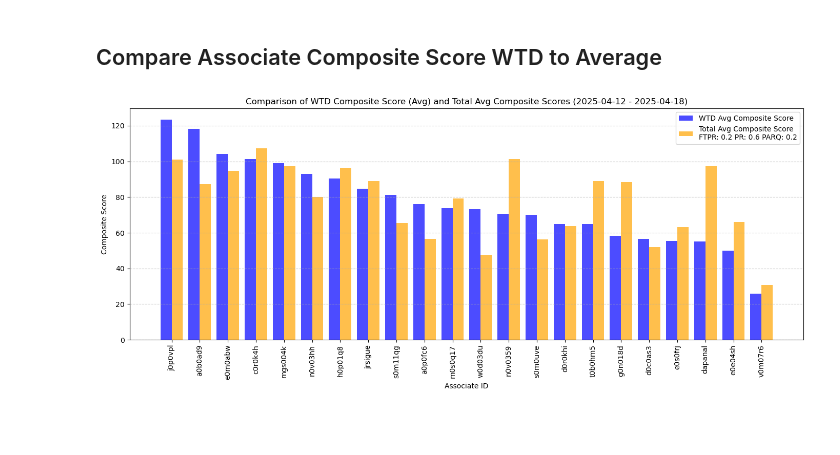
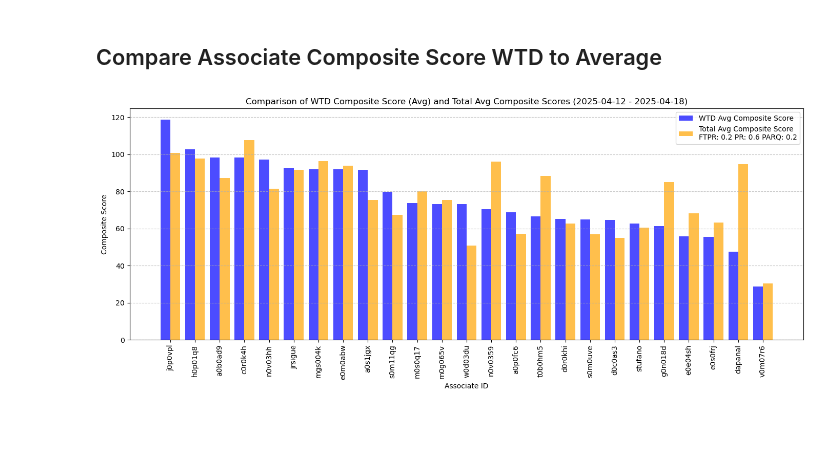
Before and after one commit to toogoodbruh/WalmartMetrics, a Jupyter notebook: WalmartAssociateMetrics.ipynb, the cells around one changed output. Cells and saved outputs as stored; diff of their text form; code cells hidden in the pictures.

```diff
--- a/WalmartAssociateMetrics.ipynb
+++ b/WalmartAssociateMetrics.ipynb
@@ -1157,27 +1346,29 @@ avdf row count: 29
 # %%
 # Define a composite score for each row (or use one metric like 'Pick Rate' directly)
-df['Composite_Score'] = (
+df['Composite Score'] = (
     picked_as_req_modifier * df['Picked As Req Qty'] +  # Weight for Items Picked
     pickrate_modifier * df['Pick Rate'] +       # Weight for Pick Rate
     ftpr_modifier * df['FTPR']              # Weight for FTPR
 )
 
 # Find the best day for each associate
-best_days = df.loc[df.groupby('Associate Name')['Composite_Score'].idxmax()]
+#best_days = df.loc[df.groupby('Associate Name')['Composite Score'].idxmax()] #all stores in market 178
+df_3266 = df.loc[df['Store #'] == 3266, :]
+best_days = df_3266.loc[df_3266.groupby('Associate Name')['Composite Score'].idxmax()]
 
 # Sort associates by their best day's composite score unfiltered
-top_associates = best_days.sort_values(by=['Composite_Score', 'Day of Pick Date'], ascending=[False, False])
+top_associates = best_days.sort_values(by=['Composite Score', 'Day of Pick Date'], ascending=[False, False])
 
 # Display the top associates and their best day
-print(top_associates[['Associate Name', 'Day of Pick Date', 'Picked As Req Qty', 'Pick Rate', 'FTPR', 'Composite_Score']].head(10))
+print(top_associates[['Associate Name', 'Day of Pick Date', 'Picked As Req Qty', 'Pick Rate', 'FTPR', 'Composite Score']].head(10))
 
 # Filter out associates with fewer than a certain number of items picked
 best_days_filtered = best_days[best_days['Picked As Req Qty'] > picked_as_req_composite_threshold]
 
 # Sort associates by their best day's composite score filtered
-top_associates_filtered = best_days_filtered.sort_values(by=['Composite_Score', 'Day of Pick Date'], ascending=[False, False])
+top_associates_filtered = best_days_filtered.sort_values(by=['Composite Score', 'Day of Pick Date'], ascending=[False, False])
 
 # Display the top associates and their best day after pick qty filtered
 print(f'\nAfter filtering out Associates with < 50 Picked As Req Qty')
-print(top_associates_filtered[['Associate Name', 'Day of Pick Date', 'Picked As Req Qty', 'Pick Rate', 'FTPR', 'Composite_Score']].head(10))
+print(top_associates_filtered[['Associate Name', 'Day of Pick Date', 'Picked As Req Qty', 'Pick Rate', 'FTPR', 'Composite Score']].head(10))
 # %% [output]
@@ -1931,6 +2177,11 @@ df = df.sort_values('Day of Pick Date')
 df['Day of Week'] = df['Day of Pick Date'].dt.dayofweek
 df['Week of Year'] = df['Day of Pick Date'].dt.isocalendar().week
 df['Is Weekend'] = (df['Day of Week'] >= 5).astype(int)
+numeric_features = ['Pick Hours', 'Qty Req to Pick', 'Picked As Req Qty', 'Is Weekend']
+
+for col in numeric_features:
+    df[col] = pd.to_numeric(df[col], errors='coerce')
+
 
 # Step 3: Time-Based Split (Train on Past, Predict Future)
 split_date = df['Day of Pick Date'].quantile(0.8)
@@ -2231,6 +2487,10 @@ df.loc[(df['Associate ID'] == 'mgs004k') & (df['Day of Pick Date'].astype('datet
 # Step 1: Compute historical averages for each associate
 df[features_list] = df[features_list].apply(pd.to_numeric, errors='coerce')
 associate_averages = df.groupby(['Associate ID', 'Associate Name'])[features_list].mean().reset_index()
+df_3266 = df[df['Store #'] == 3266]
+
+df_3266[features_list] = df_3266[features_list].apply(pd.to_numeric, errors='coerce')
+associate_averages = df_3266.groupby(['Associate ID', 'Associate Name'])[features_list].mean().reset_index()
 
 # Step 2: Create input data for each associate
 # Add a future date column for clarity (optional)
@@ -2331,13 +2597,16 @@ Predicted Performance Based on the Last Full Week (2025-04-05 to 2025-04-11):
 # Plotting side-by-side bar plot for average Composite Score and total Picked As Req Qty
 # Ensure columns like 'Picked As Req Qty' are numeric and handle any missing data
 df['Picked As Req Qty'] = pd.to_numeric(df['Picked As Req Qty'], errors='coerce')  # Convert to numeric, coerce errors to NaN
-df['Composite_Score'] = pd.to_numeric(df['Composite_Score'], errors='coerce')  # Convert to numeric, coerce errors to NaN
+df['Composite Score'] = pd.to_numeric(df['Composite Score'], errors='coerce')  # Convert to numeric, coerce errors to NaN
+df_3266['Picked As Req Qty'] = pd.to_numeric(df_3266['Picked As Req Qty'], errors='coerce')  # Convert to numeric, coerce errors to NaN
+df_3266['Composite Score'] = pd.to_numeric(df_3266['Composite Score'], errors='coerce')  # Convert to numeric, coerce errors to NaN
 
 # Drop rows where the 'Picked As Req Qty' is NaN since we can't sum them
-df_clean = df.dropna(subset=['Picked As Req Qty', 'Composite_Score'])
+#df_clean = df.dropna(subset=['Picked As Req Qty', 'Composite Score'])
+df_clean = df_3266.dropna(subset=['Picked As Req Qty', 'Composite Score'])
 
 # Grouping by Associate ID and calculating the average Pick Rate and total Picked As Req Qty
-avg_composite_score = df_clean.groupby('Associate ID')['Composite_Score'].mean().sort_values(ascending=False)
+avg_composite_score = df_clean.groupby('Associate ID')['Composite Score'].mean().sort_values(ascending=False)
 total_picked_qty = df_clean.groupby('Associate ID')['Picked As Req Qty'].sum()
 
 # Plotting side-by-side bar plot for average Pick Rate and total Picked As Req Qty
@@ -2397,13 +2676,13 @@ def get_last_full_week(df):
 # Step 2: Filter data for the most recent full week and get the week range
 most_recent_week_data, last_full_week_start, last_full_week_end = get_last_full_week(df_clean)
 
-# Fill NaN values in Composite_Score and filter out associates with a score of 0
-most_recent_week_data.loc[:, 'Composite_Score'] = most_recent_week_data['Composite_Score'].fillna(0)
-most_recent_week_data = most_recent_week_data[most_recent_week_data['Composite_Score'] > 0]
+# Fill NaN values in Composite Score and filter out associates with a score of 0
+most_recent_week_data.loc[:, 'Composite Score'] = most_recent_week_data['Composite Score'].fillna(0)
+most_recent_week_data = most_recent_week_data[most_recent_week_data['Composite Score'] > 0]
 
 # Step 3: Calculate last week's and total average Composite Score (only for associates present last week)
 last_week_avg_composite_score = (
-    most_recent_week_data.groupby(['Associate ID'])['Composite_Score']
+    most_recent_week_data.groupby(['Associate ID'])['Composite Score']
     .mean()
 )
 
@@ -2412,7 +2691,7 @@ df_clean_filtered = df_clean[df_clean['Associate ID'].isin(last_week_avg_composi
 
 # Compute total average Composite Score (only for associates in last_week_avg_composite_score)
 total_avg_composite_score = (
-    df_clean_filtered.groupby(['Associate ID'])['Composite_Score']
+    df_clean_filtered.groupby(['Associate ID'])['Composite Score']
     .mean()
 )
 
@@ -2437,34 +2716,34 @@ ax.bar(
     label='WTD Avg Composite Score',
     color='blue',
     alpha=0.7
 )
 ax.bar(
     [pos + width / 2 for pos in x],
     comparison_df['Total Avg Composite Score'],
     width=width,
     label=f'Total Avg Composite Score \nFTPR: {ftpr_modifier} PR: {pickrate_modifier} PARQ: {picked_as_req_modifier}',
     color='orange',
     alpha=0.7
 )
 
 # Add labels and title
 ax.set_xlabel('Associate ID')
 ax.set_ylabel('Composite Score')
 ax.set_title(f'Comparison of WTD Composite Score (Avg) and Total Avg Composite Scores ({last_full_week_start.date()} - {last_full_week_end.date()})')
 
 # Set x-ticks and labels
 ax.set_xticks(x)
 ax.set_xticklabels(comparison_df.index, rotation=90)
 
 # Add a legend
 ax.legend()
 
 # Display grid and plot
 plt.grid(axis='y', linestyle='--', alpha=0.7)
 plt.tight_layout()
 plt.show()
 # %% [output]
-[figure, old version]
+[figure, new version]
 # %% [markdown]
 <h2></h2>
 # %% [markdown]
```
Also changed, not shown: parts of 74 cells of this notebook, 2 other files.
